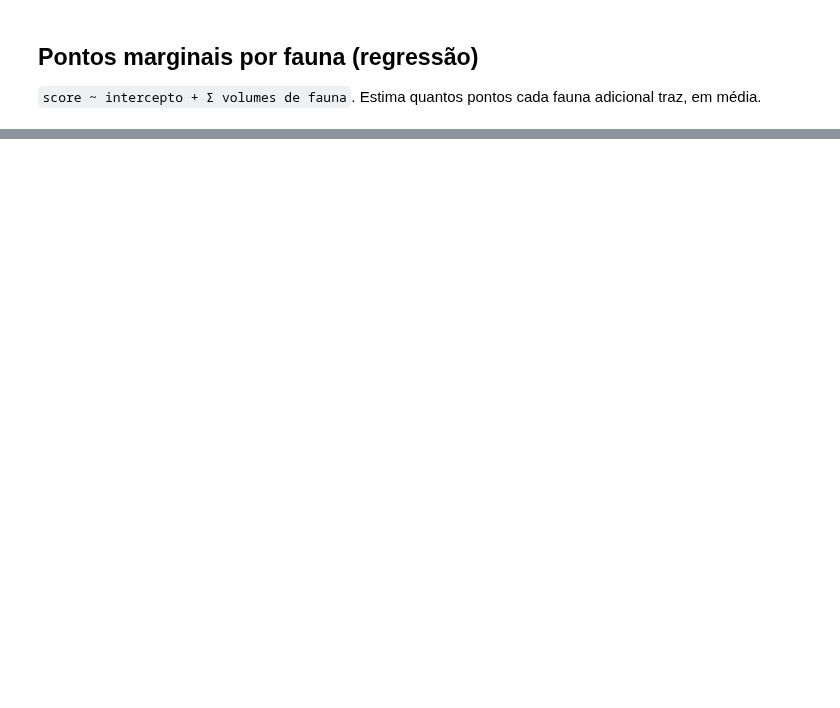
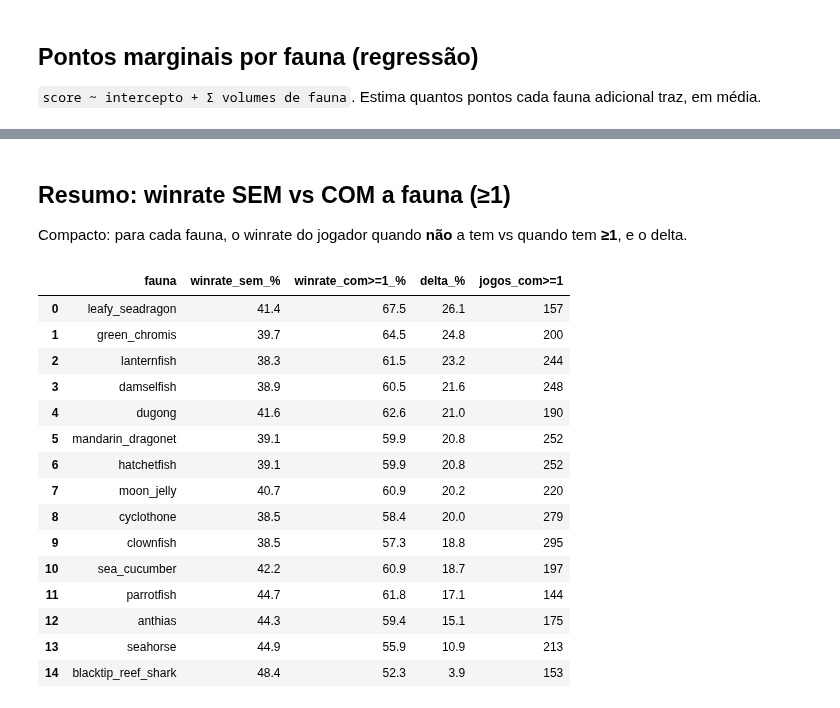
Before and after one commit to MauTBernardini/great-coral-reef, a Jupyter notebook: notebooks/analyze_fauna.ipynb, the cells around one changed output, grey strips where cells are left out. Cells and saved outputs as stored; diff of their text form; code cells hidden in the pictures; blank space fills up the shorter version.

```diff
--- a/notebooks/analyze_fauna.ipynb
+++ b/notebooks/analyze_fauna.ipynb
@@ -125,0 +198,35 @@ reg.to_frame('pontos_por_fauna')
+# %% [markdown]
+## Resumo: winrate SEM vs COM a fauna (≥1)
+
+Compacto: para cada fauna, o winrate do jogador quando **não** a tem vs quando tem **≥1**, e o delta.
+# %%
+rows = []
+for ft in fauna_types:
+    col = f'fauna_{ft}'
+    has = plong[plong[col] >= 1]['won']
+    hasnt = plong[plong[col] == 0]['won']
+    rows.append({
+        'fauna': ft,
+        'winrate_sem_%': round(hasnt.mean() * 100, 1) if len(hasnt) else float('nan'),
+        'winrate_com>=1_%': round(has.mean() * 100, 1) if len(has) else float('nan'),
+        'delta_%': round((has.mean() - hasnt.mean()) * 100, 1) if len(has) and len(hasnt) else float('nan'),
+        'jogos_com>=1': int((plong[col] >= 1).sum()),
+    })
+pd.DataFrame(rows).sort_values('delta_%', ascending=False).reset_index(drop=True)
+# %% [output]
+|  | fauna | winrate_sem_% | winrate_com>=1_% | delta_% | jogos_com>=1 |
+| 0 | leafy_seadragon | 41.4 | 67.5 | 26.1 | 157 |
+| 1 | green_chromis | 39.7 | 64.5 | 24.8 | 200 |
+| 2 | lanternfish | 38.3 | 61.5 | 23.2 | 244 |
+| 3 | damselfish | 38.9 | 60.5 | 21.6 | 248 |
+| 4 | dugong | 41.6 | 62.6 | 21.0 | 190 |
+| 5 | mandarin_dragonet | 39.1 | 59.9 | 20.8 | 252 |
+| 6 | hatchetfish | 39.1 | 59.9 | 20.8 | 252 |
+| 7 | moon_jelly | 40.7 | 60.9 | 20.2 | 220 |
+| 8 | cyclothone | 38.5 | 58.4 | 20.0 | 279 |
+| 9 | clownfish | 38.5 | 57.3 | 18.8 | 295 |
+| 10 | sea_cucumber | 42.2 | 60.9 | 18.7 | 197 |
+| 11 | parrotfish | 44.7 | 61.8 | 17.1 | 144 |
+| 12 | anthias | 44.3 | 59.4 | 15.1 | 175 |
+| 13 | seahorse | 44.9 | 55.9 | 10.9 | 213 |
+| 14 | blacktip_reef_shark | 48.4 | 52.3 | 3.9 | 153 |
```
Also changed, not shown: parts of 10 cells of this notebook, 19 other files.
